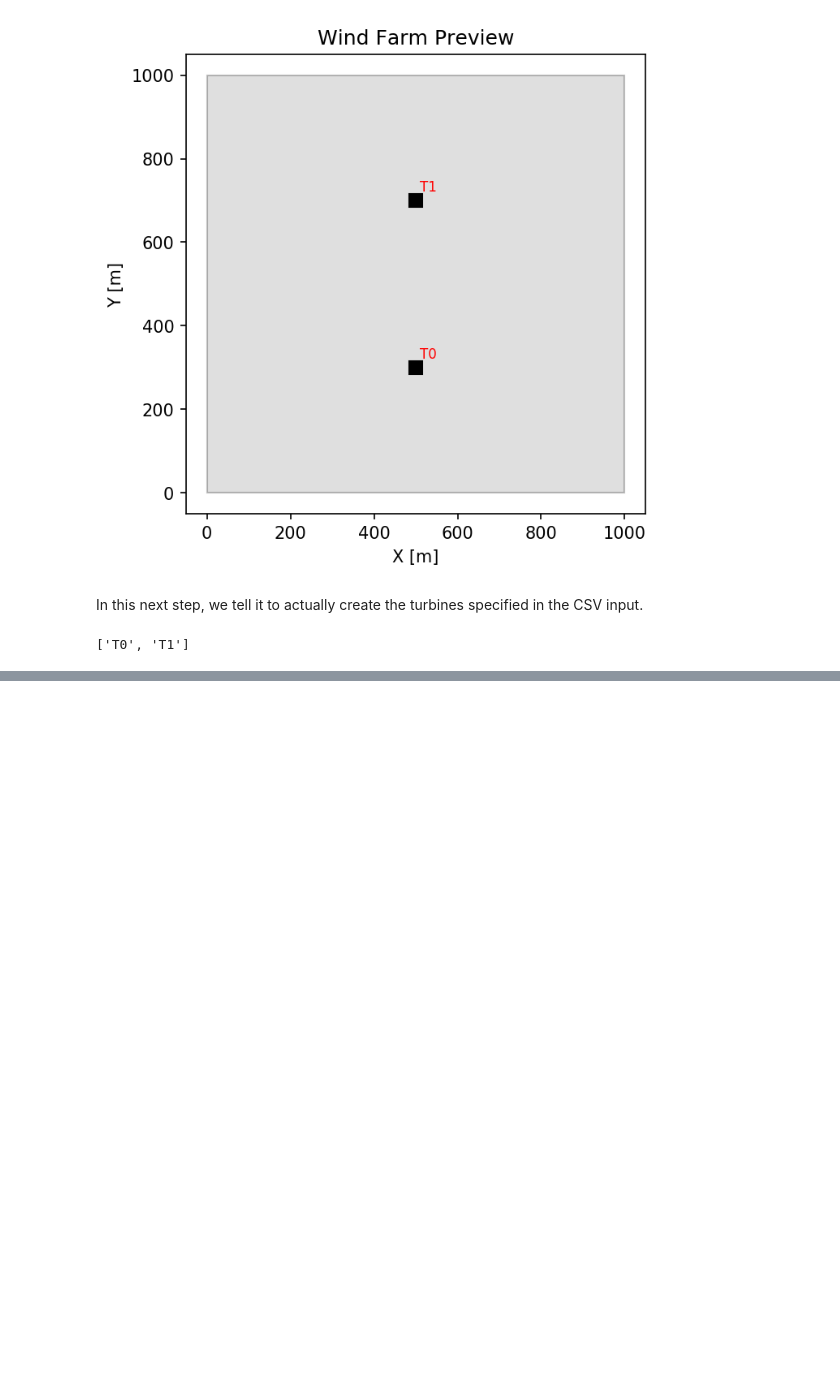
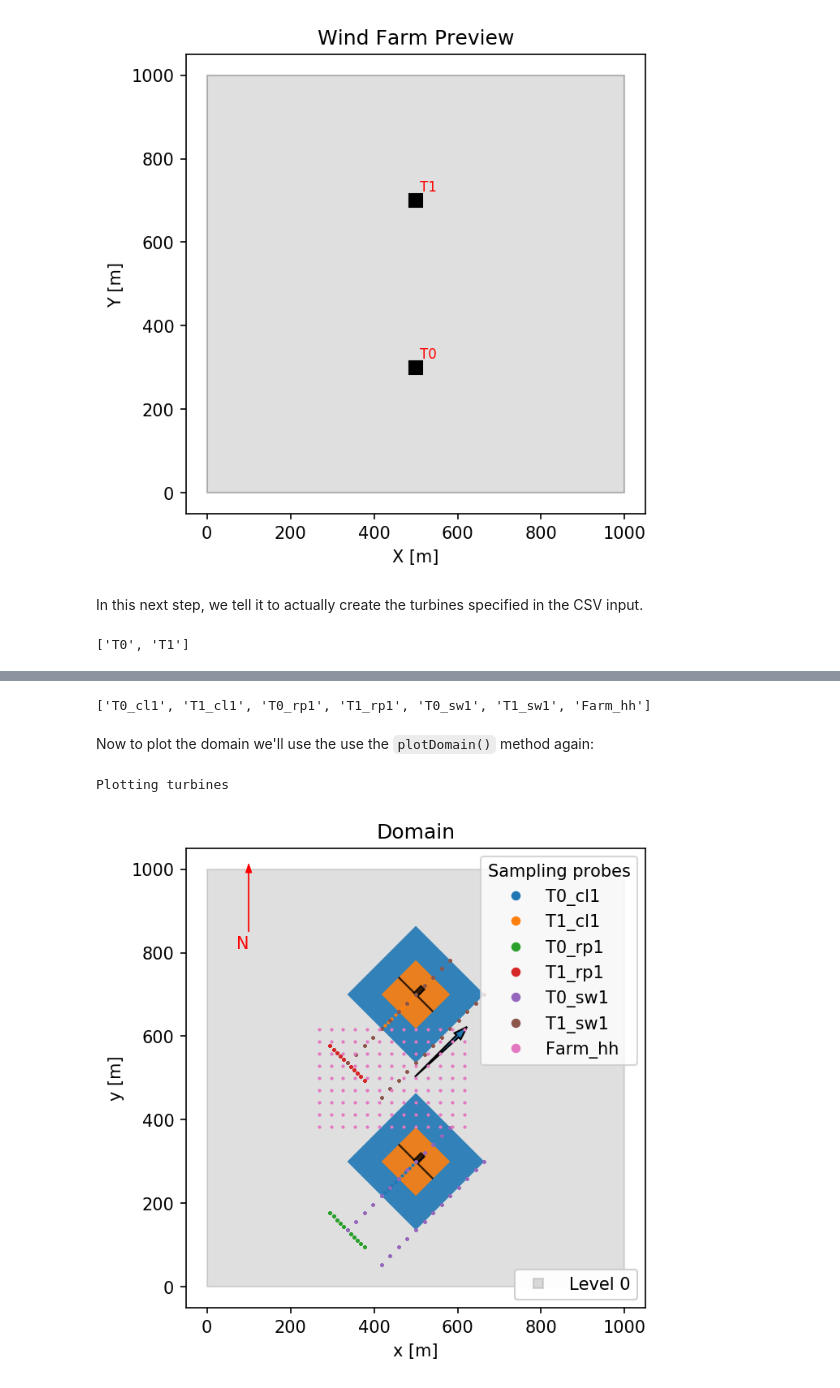
Before and after one commit to Exawind/amr-wind-frontend, a Jupyter notebook: docs/tutorial3/tutorial3python.ipynb, the cells around one changed output, grey strips where cells are left out. Saved outputs shown, nothing was run; the diff lists cells and outputs as text; code cells hidden in the pictures; blank space fills up the shorter version.

```diff
--- a/docs/tutorial3/tutorial3python.ipynb
+++ b/docs/tutorial3/tutorial3python.ipynb
@@ -112,0 +225,17 @@ print(case.listboxpopupwindict['listboxactuator'].getitemlist())
+# %%
+case.sampling_createAllProbes(verbose=False)
+# Print out existing list of turbines
+print(case.listboxpopupwindict['listboxsampling'].getitemlist())
+# %% [output]
+['T0_cl1', 'T1_cl1', 'T0_rp1', 'T1_rp1', 'T0_sw1', 'T1_sw1', 'Farm_hh']
+# %% [markdown]
+Now to plot the domain we'll use the use the `plotDomain()` method again:
+# %%
+# Plot the domain
+fig, ax = plt.subplots(figsize=(5,5), facecolor='w', dpi=150)
+case.popup_storteddata['plotdomain']['plot_refineboxes']     = case.listboxpopupwindict['listboxtagging'].getitemlist()
+case.popup_storteddata['plotdomain']['plot_sampleprobes']    = case.listboxpopupwindict['listboxsampling'].getitemlist()
+case.plotDomain(ax=ax)
+# %% [output]
+Plotting turbines
+[figure, added]
```
Also changed, not shown: parts of 18 cells of this notebook, 4 other files.
